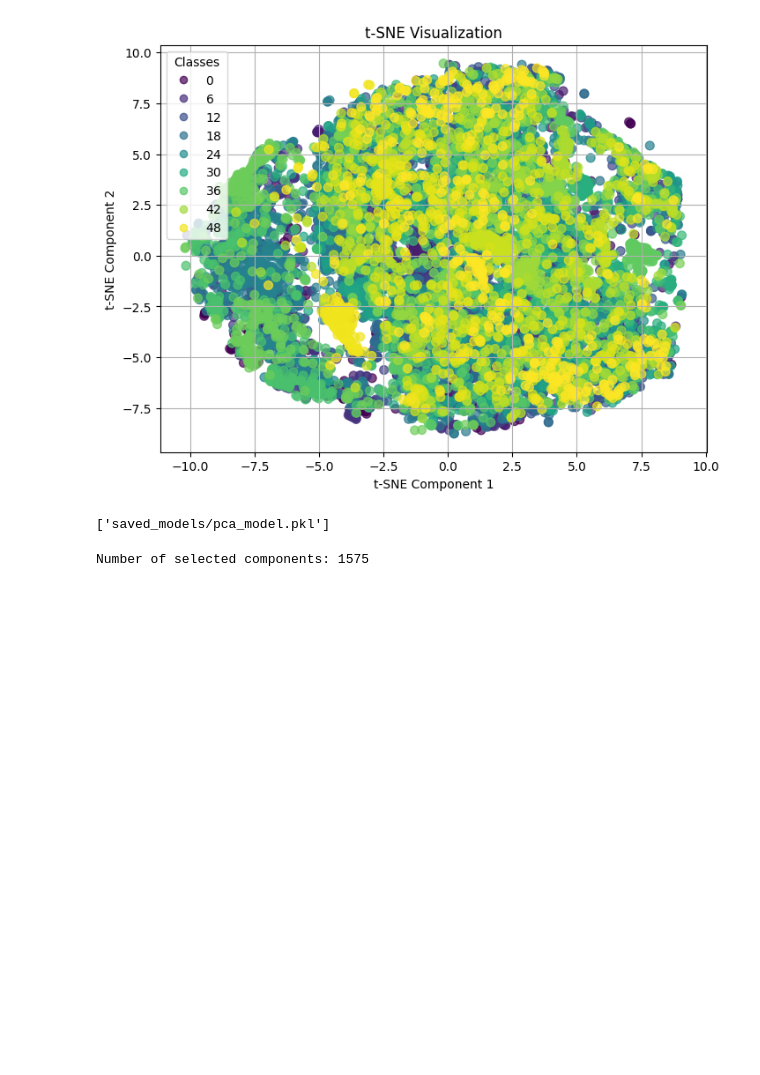
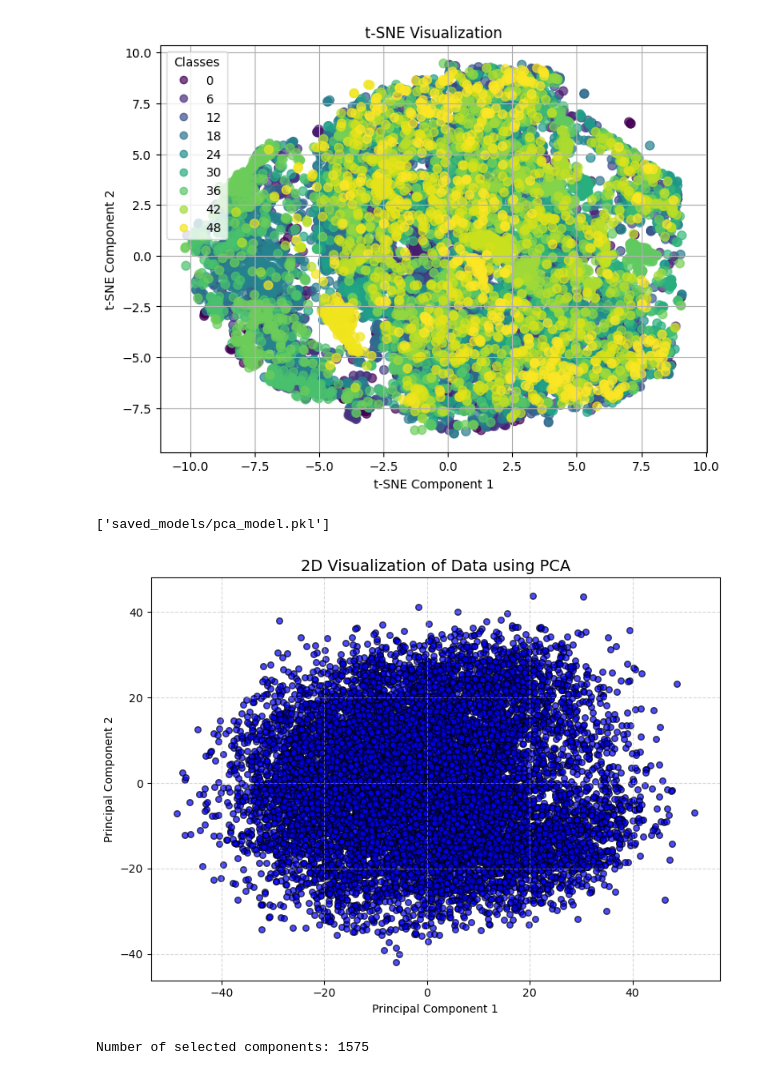
Before and after one commit to atanukayal/prmlproject, a Jupyter notebook: preprocessing.ipynb, the cells around one changed output. Saved outputs shown, nothing was run; the diff lists cells and outputs as text; code cells hidden in the pictures; blank space fills up the shorter version.

```diff
--- a/preprocessing.ipynb
+++ b/preprocessing.ipynb
@@ -383,8 +572,8 @@ Applying Standard Scaling
 from sklearn.preprocessing import StandardScaler
 import joblib
 scaler = StandardScaler()
-X_train_normalized = scaler.fit_transform(X_train)  # X is your feature matrix
-X_test_normalized = scaler.transform(X_test)  # Normalize test set using the same scaler
+X_normalized = scaler.fit_transform(X)  # X is your feature matrix
+X_normalized = scaler.transform(X)  # Normalize test set using the same scaler
 # %%
 joblib.dump(scaler, "saved_models/scalar.pkl")
 # %% [output]
@@ -457,3 +671,25 @@ joblib.dump(pca, "saved_models/pca_model.pkl")
+# %%
+from sklearn.decomposition import PCA
+import matplotlib.pyplot as plt
+
+# Reduce to 2 dimensions for visualization
+pca_2d = PCA(n_components=2)
+X_train_2d = pca_2d.fit_transform(X_train_normalized)
+
+# Optional: color labels if available
+# If you have labels (e.g., y_train), use them for coloring
+# plt.scatter(X_train_2d[:, 0], X_train_2d[:, 1], c=y_train, cmap='viridis', alpha=0.7)
+
+plt.figure(figsize=(8, 6))
+plt.scatter(X_train_2d[:, 0], X_train_2d[:, 1], alpha=0.7, s=30, c='blue', edgecolor='k')
+plt.title("2D Visualization of Data using PCA", fontsize=14)
+plt.xlabel("Principal Component 1")
+plt.ylabel("Principal Component 2")
+plt.grid(True, linestyle='--', alpha=0.5)
+plt.tight_layout()
+plt.show()
+# %% [output]
+[figure, added]
 # %%
 # # For finding the optimal number of components
 # from sklearn.decomposition import PCA
```
Also changed, not shown: parts of 18 cells of this notebook, 36 other files.
